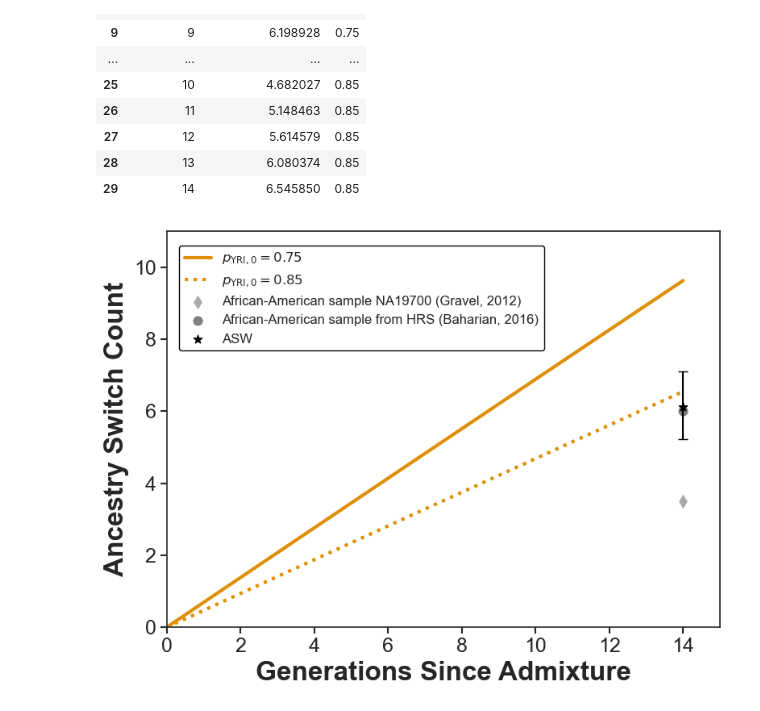
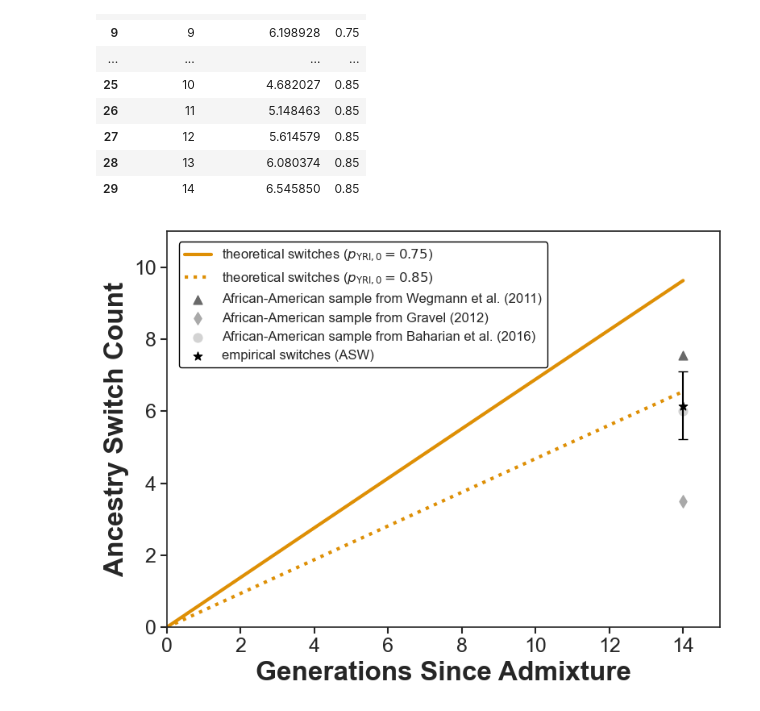
Before and after one commit to ShirNat/Quantifying-cumulative-ancestry-switches-in-an-admixed-genome, a Jupyter notebook: TraceAdmix/empirical/main_theoretical_switches_multi_case.ipynb, the cells around one changed output. Saved outputs shown, nothing was run; the diff lists cells and outputs as text; code cells hidden in the pictures.

Commit message:
supp table 1 and update main figure 4

```diff
--- a/TraceAdmix/empirical/main_theoretical_switches_multi_case.ipynb
+++ b/TraceAdmix/empirical/main_theoretical_switches_multi_case.ipynb
@@ -148,32 +148,39 @@ fig, ax = plt.subplots(figsize=(8, 6))
 for p_val, df in all_expected.groupby("p"):
     ax.plot(
         df["generation"], df["expected_switches"],
-        label=fr"$p_{{\mathrm{{YRI}},0}} = {p_val}$",
+        label=fr"theoretical switches ($p_{{\mathrm{{YRI}},0}} = {p_val}$)",
         color=palette[N_e],            # since N_e is fixed
         linestyle=linestyles[p_val],
         linewidth=3,
     )
 
 empirical_gen = 14  # x-position (generations since admixture)
-asw_val = 6.11702127659574
+asw_val = 6.14151063829787
 asw_lower = 5.223
 asw_upper = 7.106
 gravel_val = 3.5
 baharian_val = 6
+wegmann_val = 7.545
 
+# Wegmann sample (point only)
+ax.scatter(
+    empirical_gen, wegmann_val,
+    color="dimgrey", marker="^", s=60,
+    label="African-American sample from Wegmann et al. (2011)"
+)
 
 # Gravel sample (point only)
 ax.scatter(
     empirical_gen, gravel_val,
     color="darkgrey", marker="d", s=60,
-    label="African-American sample NA19700 (Gravel, 2012)"
+    label="African-American sample from Gravel (2012)"
 )
 
 # Baharian sample (point only)
 ax.scatter(
     empirical_gen, baharian_val,
-    color="grey", marker="o", s=60,
-    label="African-American sample from HRS (Baharian, 2016)"
+    color="lightgrey", marker="o", s=60,
+    label="African-American sample from Baharian et al. (2016)"
 )
 
 ax.errorbar(
@@ -185,33 +192,33 @@ ax.errorbar(
 ax.scatter(
     empirical_gen, asw_val,
     color="black", marker="*", s=60,
-    label="ASW"
+    label="empirical switches (ASW)"
 )
 
 # Axis labels
 ax.set_xlabel("Generations Since Admixture", fontsize=LABEL_FONTSIZE, fontweight="bold")
 ax.set_ylabel("Ancestry Switch Count", fontsize=LABEL_FONTSIZE, fontweight="bold")
 
 # Tick + spine formatting
 ax.tick_params(axis="both", which="major",
                direction="out", length=6, width=1.5,
                bottom=True, left=True, labelsize=TICK_FONTSIZE)
 for spine in ["left", "bottom"]:
     ax.spines[spine].set_visible(True)
     ax.spines[spine].set_linewidth(1.2)
 
 ax.margins(x=0, y=0)
 ax.set_xlim(0, 15)   # go slightly past 14
 ax.set_ylim(0, 11)   # show up to 10 on y-axis
 
 # Legend
 ax.legend(loc="upper left",
-          bbox_to_anchor=(0.01, 0.98),
+          bbox_to_anchor=(0.01, 0.99),
           fontsize=LEGEND_FONTSIZE,
           frameon=True, framealpha=1.0, edgecolor="black")
 
 plt.tight_layout()
 plt.savefig("figures/theory_empirical_switches.png", dpi=600)
 plt.show()
 # %% [output]
-[figure, old version]
+[figure, new version]
```
Also changed, not shown: 54 other files.
